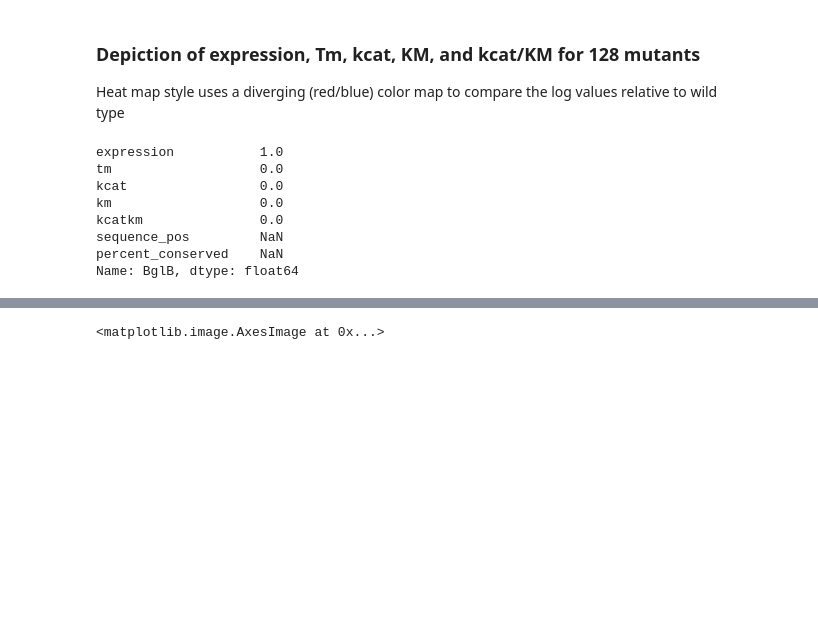
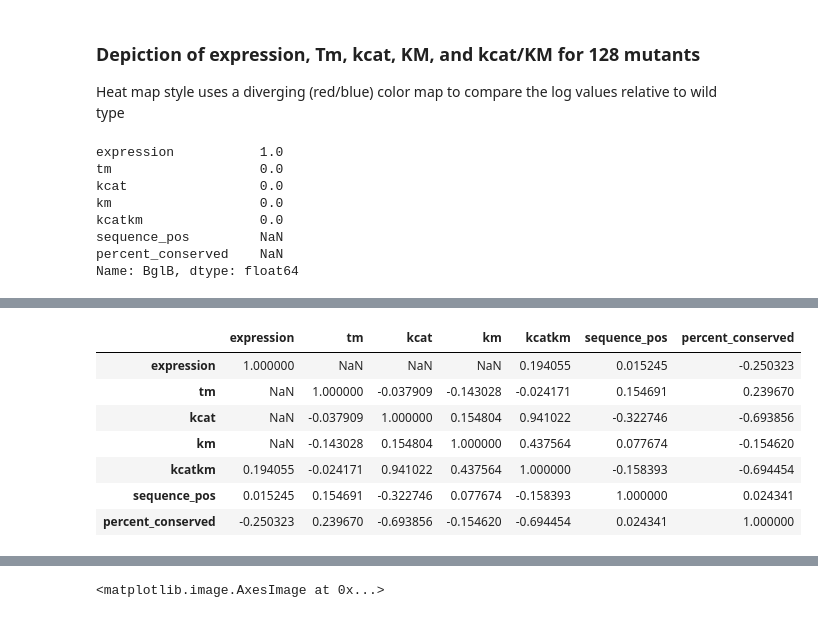
Before and after one commit to dacarlin/bglb_thermal, a Jupyter notebook: paper_draft/figures_for_paper.ipynb, the cells around one changed output, grey strips where cells are left out. Drawn from its saved outputs; the diff is of its cells as text; code cells hidden in the pictures; blank space fills up the shorter version.

```diff
--- a/paper_draft/figures_for_paper.ipynb
+++ b/paper_draft/figures_for_paper.ipynb
@@ -147,0 +199,11 @@ Name: BglB, dtype: float64
+# %%
+h.corr()
+# %% [output]
+|  | expression | tm | kcat | km | kcatkm | sequence_pos | percent_conserved |
+| expression | 1.000000 | NaN | NaN | NaN | 0.194055 | 0.015245 | -0.250323 |
+| tm | NaN | 1.000000 | -0.037909 | -0.143028 | -0.024171 | 0.154691 | 0.239670 |
+| kcat | NaN | -0.037909 | 1.000000 | 0.154804 | 0.941022 | -0.322746 | -0.693856 |
+| km | NaN | -0.143028 | 0.154804 | 1.000000 | 0.437564 | 0.077674 | -0.154620 |
+| kcatkm | 0.194055 | -0.024171 | 0.941022 | 0.437564 | 1.000000 | -0.158393 | -0.694454 |
+| sequence_pos | 0.015245 | 0.154691 | -0.322746 | 0.077674 | -0.158393 | 1.000000 | 0.024341 |
+| percent_conserved | -0.250323 | 0.239670 | -0.693856 | -0.154620 | -0.694454 | 0.024341 | 1.000000 |
```
Also changed, not shown: parts of 19 cells of this notebook, 15 other files.
